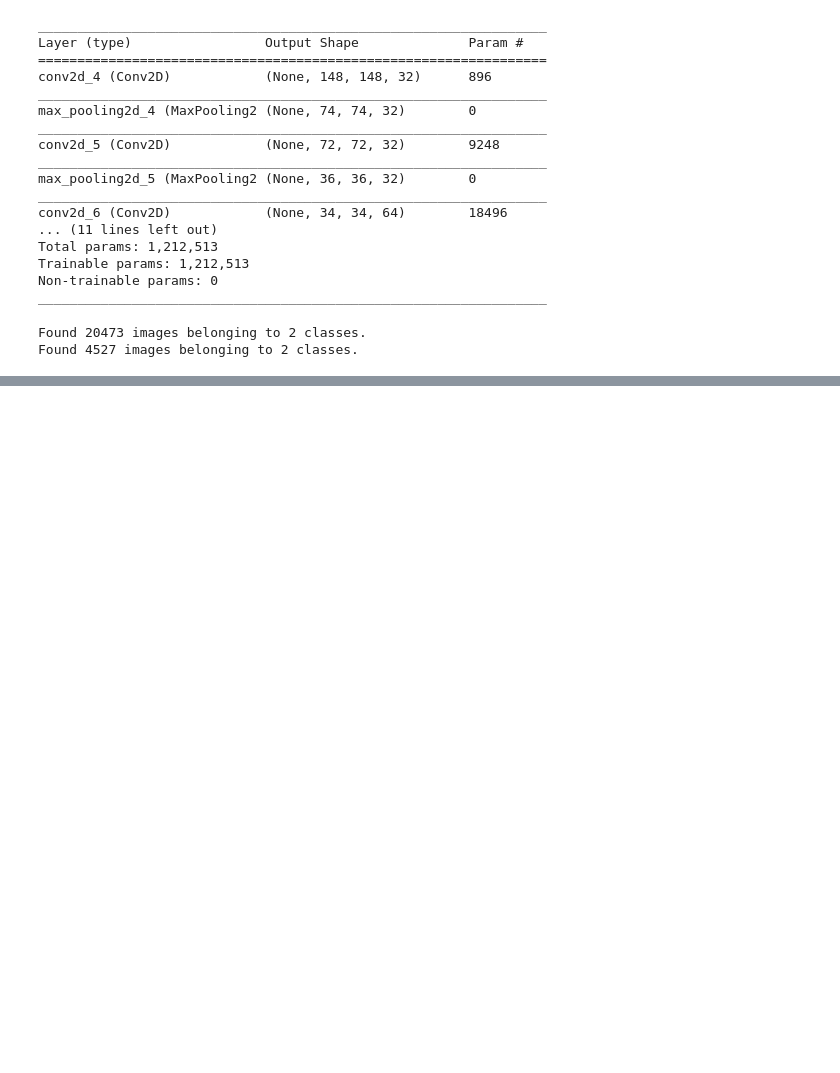
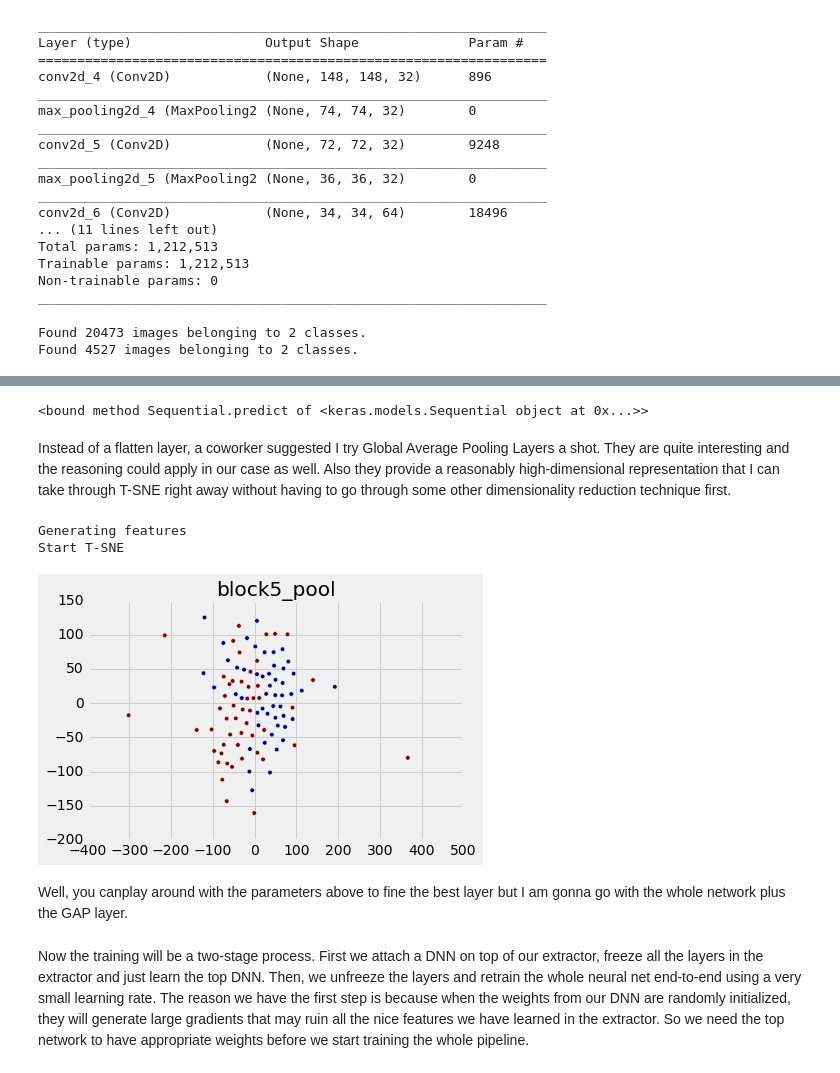
Before and after one commit to oikobill/NLP, a Jupyter notebook: transfer_learning/transfer_learning.ipynb, the cells around one changed output, grey strips where cells are left out. Saved outputs shown, nothing was run; the diff lists cells and outputs as text; code cells hidden in the pictures; blank space fills up the shorter version.

Commit message:
Added section on implicit localisation with GAPs and finished the transfer learning stuff

```diff
--- a/transfer_learning/transfer_learning.ipynb
+++ b/transfer_learning/transfer_learning.ipynb
@@ -170,0 +206,61 @@ simple_cnn = load_model("models/simple_cnn_best.h5")
+# %%
+# First load some training data
+import os
+
+n_images = 50
+cat_imgs = np.array(os.listdir("data/new_format/train/cats"))
+dog_imgs = np.array(os.listdir("data/new_format/train/dogs"))
+# %%
+cat_sample_files = np.random.choice(cat_imgs, n_images, replace=False)
+dog_sample_files = np.random.choice(dog_imgs, n_images, replace=False)
+
+cat_sample = []
+dog_sample = []
+for i in np.arange(n_images):
+    cat_sample.append(load_img("data/new_format/train/cats/"+cat_sample_files[i]))
+    dog_sample.append(load_img("data/new_format/train/dogs/"+dog_sample_files[i]))
+
+cat_sample = [img_to_array(f) for f in cat_sample]
+dog_sample = [img_to_array(f) for f in dog_sample]
+labels = [0]*50+[1]*50
+# %%
+simple_cnn.predict()
+# %% [output]
+<bound method Sequential.predict of <keras.models.Sequential object at 0x...>>
+# %% [markdown]
+Instead of a flatten layer, a coworker suggested I try Global Average Pooling Layers a shot. They are quite interesting and the reasoning could apply in our case as well. Also they provide a reasonably high-dimensional representation that I can take through T-SNE right away without having to go through some other dimensionality reduction technique first.
+# %%
+from keras.models import Model
+from scipy.misc import imresize
+from keras.layers import GlobalAveragePooling2D
+from sklearn.manifold import TSNE
+from sklearn.decomposition import PCA
+
+def extract_and_visualize(model, layer_name, X, y):
+    """Given a base model, a layer name and a few images with labels, visualize the extracted features"""
+
+    # rescale the incoming images to go through the net, dimensions are taken from imagenet
+    X = np.array([imresize(ar, (256, 256, 3)) for ar in X])
+
+    last_cnn = model.get_layer(layer_name).output
+    add_gap = GlobalAveragePooling2D()(last_cnn) # pass the output of the network through a GAP
+    model = Model(inputs=model.input, outputs=add_gap)
+
+    print("Generating features")
+    features = model.predict(X)
+
+    # Use T-SNE
+    print("Start T-SNE")
+    tsne = TSNE(n_components=2)
+    two_d_feats = tsne.fit_transform(features)
+
+    plt.scatter(two_d_feats[:, 0], two_d_feats[:, 1], c = labels)
+    plt.title(layer_name)
+
+extract_and_visualize(base_model, "block5_pool", cat_sample+dog_sample, labels)
+# %% [output]
+Generating features
+Start T-SNE
+[figure, added]
+# %% [markdown]
+Well, you canplay around with the parameters above to fine the best layer but I am gonna go with the whole network plus the GAP layer.
@@ -170,0 +274,2 @@ simple_cnn = load_model("models/simple_cnn_best.h5")
+# %% [markdown]
+Now the training will be a two-stage process. First we attach a DNN on top of our extractor, freeze all the layers in the extractor and just learn the top DNN. Then, we unfreeze the layers and retrain the whole neural net end-to-end using a very small learning rate. The reason we have the first step is because when the weights from our DNN are randomly initialized, they will generate large gradients that may ruin all the nice features we have learned in the extractor. So we need the top network to have appropriate weights before we start training the whole pipeline.
```
Also changed, not shown: parts of 18 cells of this notebook, 1 other file.
